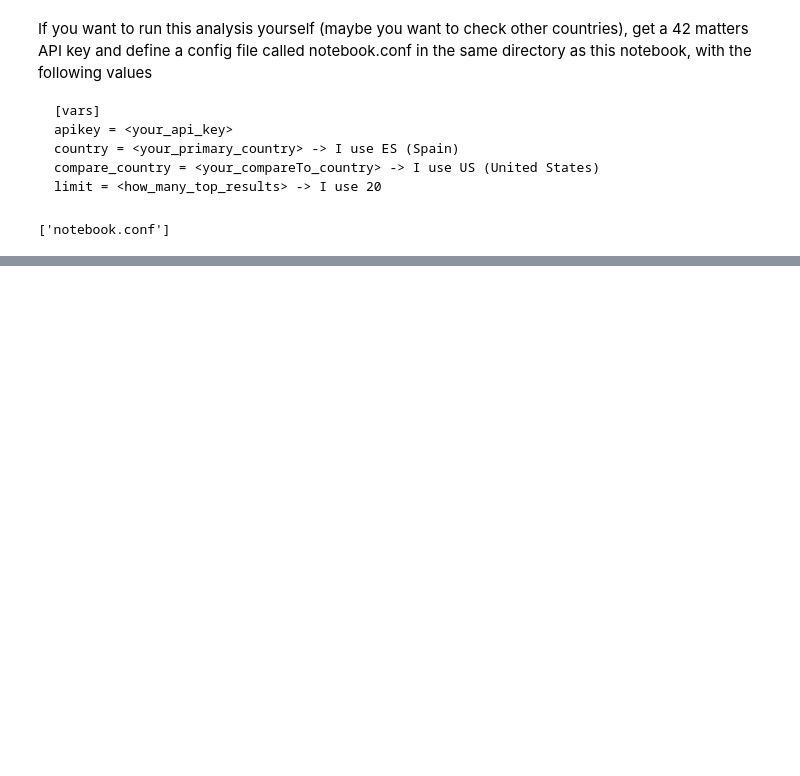
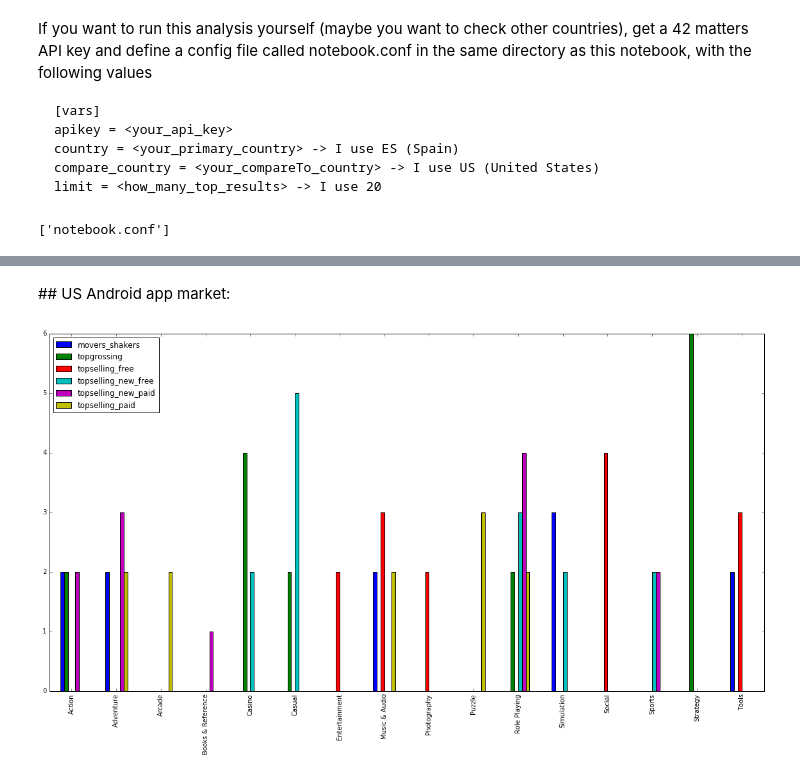
Before and after one commit to bbelderbos/google_play_top_charts, a Jupyter notebook: 42 matters - Google Play Top Charts API.ipynb, the cells around one changed output, grey strips where cells are left out. Cells and saved outputs as stored; diff of their text form; code cells hidden in the pictures; blank space fills up the shorter version.

```diff
--- a/42 matters - Google Play Top Charts API.ipynb
+++ b/42 matters - Google Play Top Charts API.ipynb
@@ -117,0 +124,8 @@ plt2.legend(loc='center left', bbox_to_anchor=(1, 0.5))
+# %% [markdown]
+## US Android app market:
+# %%
+plt2 = df2.plot(kind="bar")
+fig = matplotlib.pyplot.gcf()
+fig.set_size_inches(20, 10)
+# %% [output]
+[figure, added]
```
Also changed, not shown: parts of 29 cells of this notebook, 1 other file.
